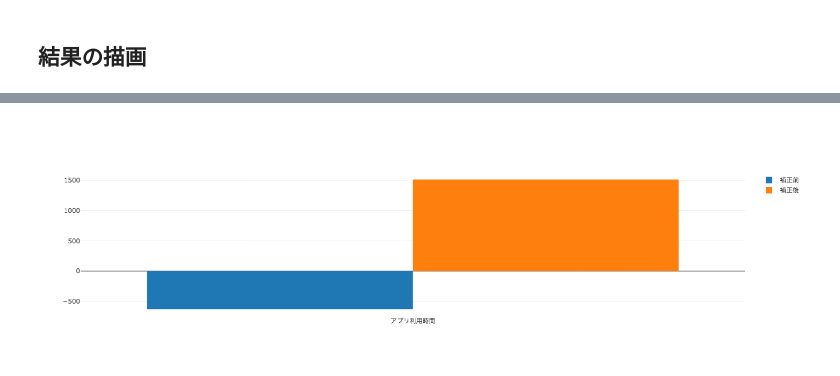
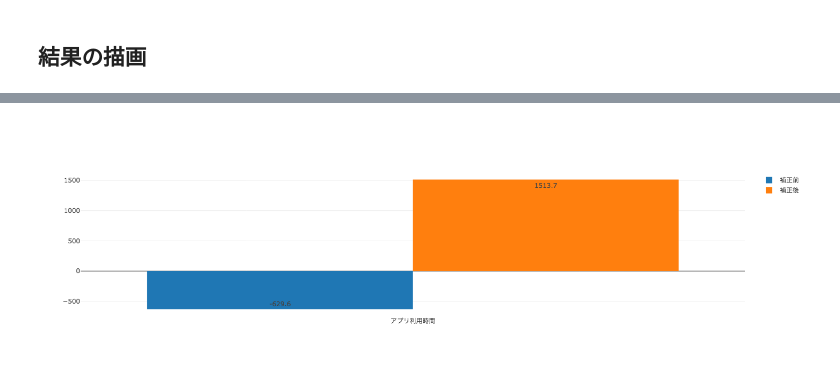
Before and after one commit to smn-ailab/ysaito-qiita, a Jupyter notebook: causal_inference/causal_inference_observational_study.ipynb, the cells around one changed output, grey strips where cells are left out. Saved outputs shown, nothing was run; the diff lists cells and outputs as text; code cells hidden in the pictures.

```diff
--- a/causal_inference/causal_inference_observational_study.ipynb
+++ b/causal_inference/causal_inference_observational_study.ipynb
@@ -37,4 +39,5 @@ np.mean(df[df.cm_dummy == 1].gamecount.values) - np.mean(df[df.cm_dummy == 0].ga
 # %%
 # CM視聴有無でのアプリ利用時間の差を計算
-np.mean(df[df.cm_dummy == 1].gamesecond.values) - np.mean(df[df.cm_dummy == 0].gamesecond.values)
+diff3 = np.round(np.mean(df[df.cm_dummy == 1].gamesecond.values) - np.mean(df[df.cm_dummy == 0].gamesecond.values), 1)
+diff3
 # %% [output]
@@ -87,6 +90,6 @@ ate2
 # IPWによりアプリ利用時間へのATEを推定
 ipwe31 = np.sum((w * y3) / ps) / np.sum(w / ps)
 ipwe30 = np.sum(((1 - w) * y3) / (1.0 - ps)) / np.sum((1 - w) / (1.0 - ps))
-ate3 = ipwe31 - ipwe30
+ate3 = np.round(ipwe31 - ipwe30, 1)
 ate3
 # %% [output]
@@ -116,10 +113,7 @@ iplot(fig2)
 # %%
-bar31 = Bar(x=["アプリ利用時間"],
-            y=[np.mean(df[df.cm_dummy == 1].gamesecond.values) - np.mean(df[df.cm_dummy == 0].gamesecond.values)],
-            name="補正前")
-bar32 = Bar(x=["アプリ利用時間"], y=[ate3],
-            name="補正後")
+bar31 = Bar(x=["アプリ利用時間"], y=[diff3], text=[diff3], textposition="auto", name="補正前")
+bar32 = Bar(x=["アプリ利用時間"], y=[ate3], text=[ate3], textposition="auto", name="補正後")
 fig3 = Figure(data=[bar31, bar32], layout=Layout(barmode="group"))
 iplot(fig3)
 # %% [output]
-[figure, old version]
+[figure, new version]
```
Also changed, not shown: parts of 8 cells of this notebook.
